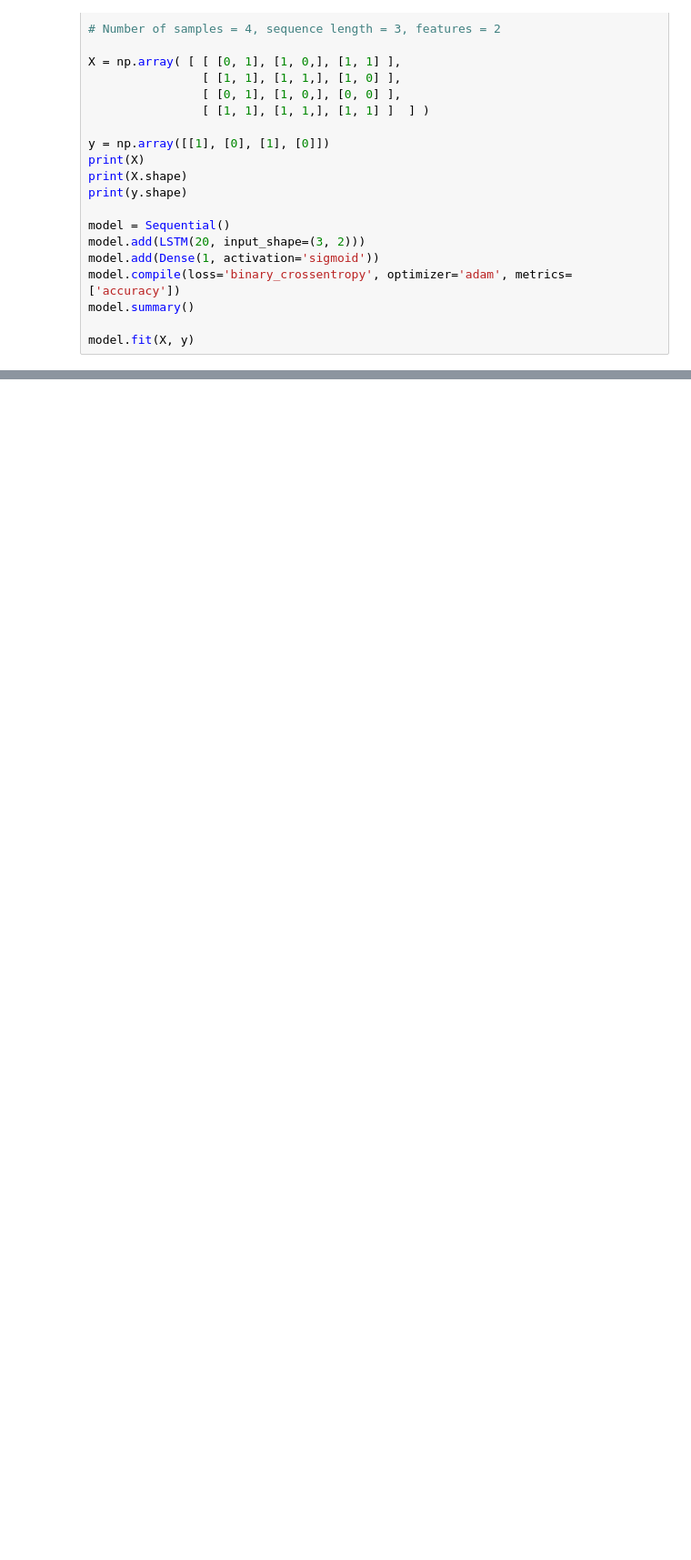
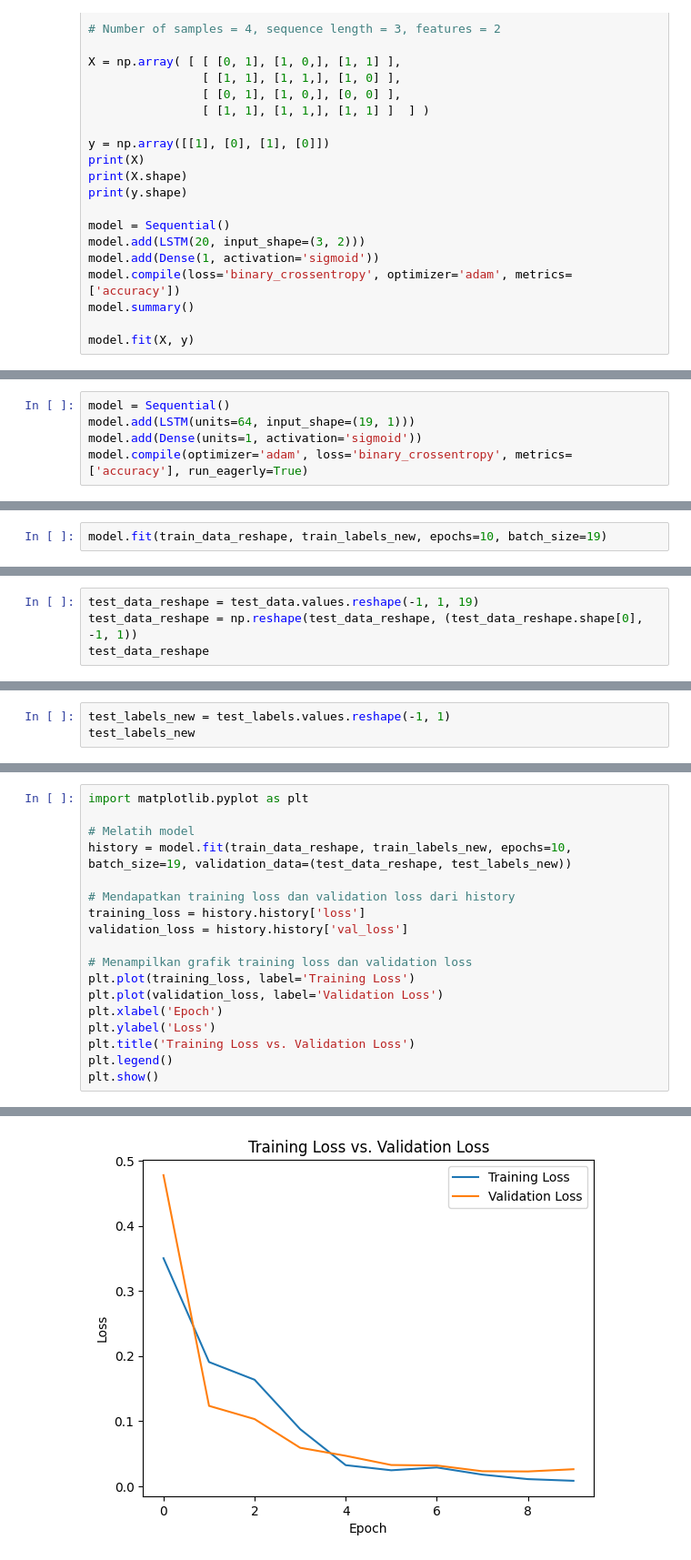
Before and after one commit to wikanadnyana/backend-api-da-project, a Jupyter notebook: blueprint/new_lstm.ipynb, the cells around one changed output, grey strips where cells are left out. Shown at 91% size. Cells and saved outputs as stored; diff of their text form; blank space fills up the shorter version.

Commit message:
[ADD] new model

```diff
--- a/blueprint/new_lstm.ipynb
+++ b/blueprint/new_lstm.ipynb
@@ -37,0 +141,5 @@ model.fit(X, y)
+# %%
+model = Sequential()
+model.add(LSTM(units=64, input_shape=(19, 1)))
+model.add(Dense(units=1, activation='sigmoid'))
+model.compile(optimizer='adam', loss='binary_crossentropy', metrics=['accuracy'], run_eagerly=True)
@@ -37,0 +162,2 @@ model.fit(X, y)
+# %%
+model.fit(train_data_reshape, train_labels_new, epochs=10, batch_size=19)
@@ -37,0 +186,4 @@ model.fit(X, y)
+# %%
+test_data_reshape = test_data.values.reshape(-1, 1, 19)
+test_data_reshape = np.reshape(test_data_reshape, (test_data_reshape.shape[0], -1, 1))
+test_data_reshape
@@ -37,0 +208,3 @@ model.fit(X, y)
+# %%
+test_labels_new = test_labels.values.reshape(-1, 1)
+test_labels_new
@@ -37,0 +237,19 @@ model.fit(X, y)
+# %%
+import matplotlib.pyplot as plt
+
+# Melatih model
+history = model.fit(train_data_reshape, train_labels_new, epochs=10, batch_size=19, validation_data=(test_data_reshape, test_labels_new))
+
+# Mendapatkan training loss dan validation loss dari history
+training_loss = history.history['loss']
+validation_loss = history.history['val_loss']
+
+# Menampilkan grafik training loss dan validation loss
+plt.plot(training_loss, label='Training Loss')
+plt.plot(validation_loss, label='Validation Loss')
+plt.xlabel('Epoch')
+plt.ylabel('Loss')
+plt.title('Training Loss vs. Validation Loss')
+plt.legend()
+plt.show()
+# %% [output]
@@ -37,0 +276 @@ model.fit(X, y)
+[figure, added]
```
Also changed, not shown: parts of 12 cells of this notebook.
